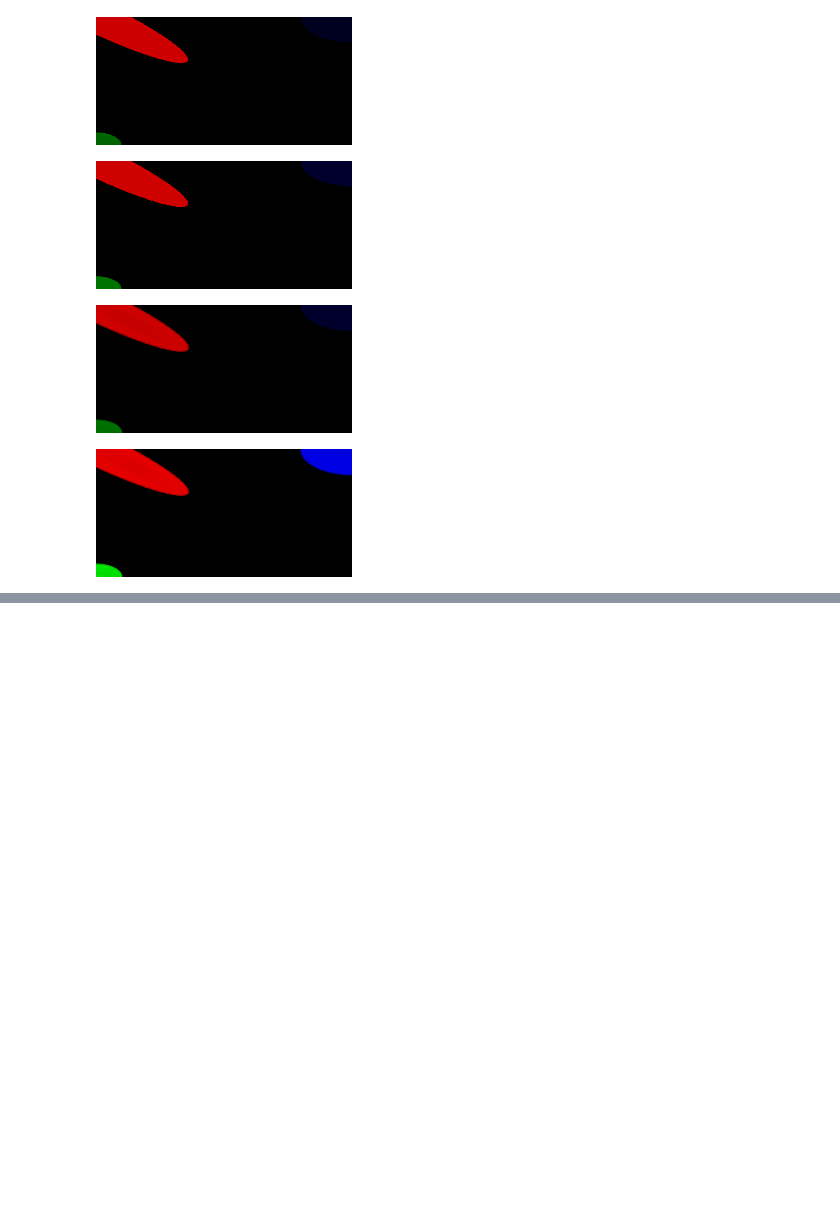
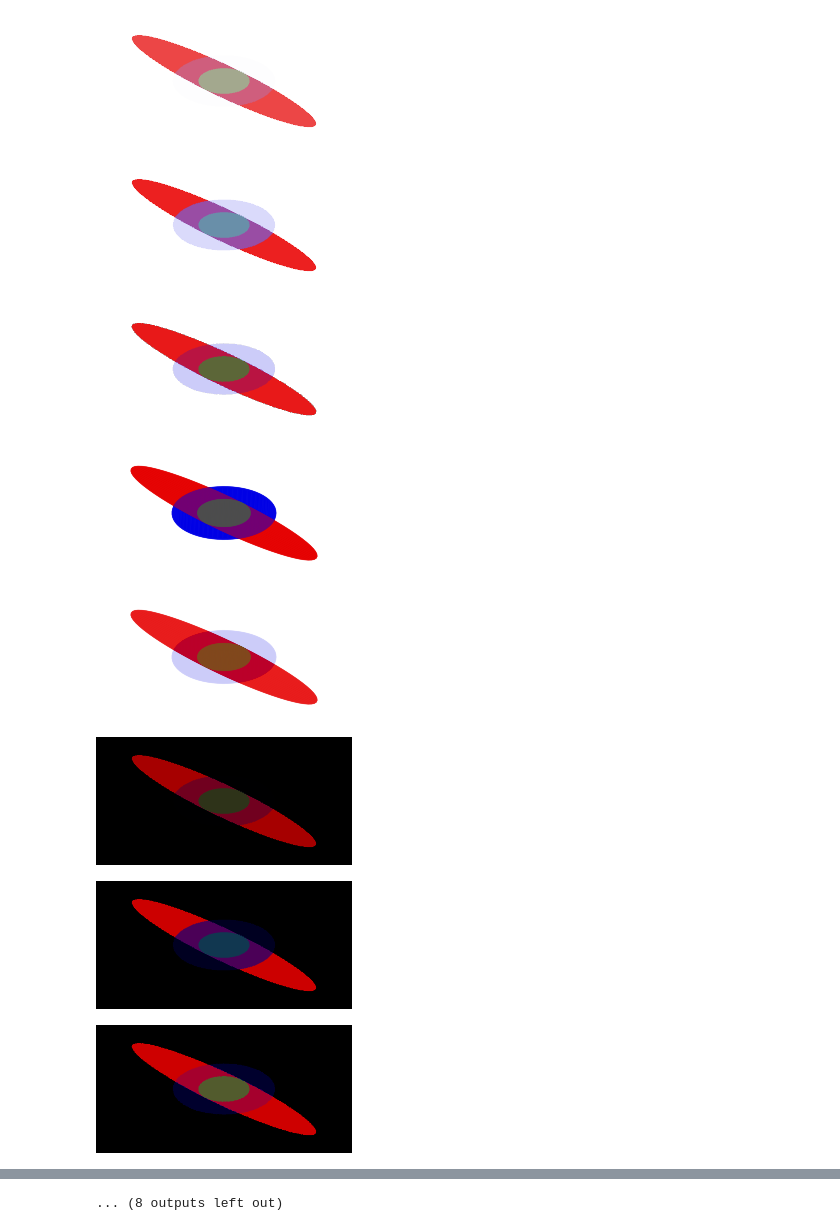
Before and after one commit to Antollo/lcmr-ext, a Jupyter notebook: notebooks/renderers.ipynb, the cells around one changed output, grey strips where cells are left out. Drawn from its saved outputs; the diff is of its cells as text; code cells hidden in the pictures; blank space fills up the shorter version.

```diff
--- a/notebooks/renderers.ipynb
+++ b/notebooks/renderers.ipynb
@@ -8,24 +8,40 @@ from lcmr.utils.presentation import display_img
 
 device = torch.device("cuda:0") if torch.cuda.is_available() else torch.device("cpu")
 # %%
-translation = torch.tensor([[0, 0], [0, 1], [1, 0]], dtype=torch.float32)[None, None, ...]
+translation = torch.tensor([[0.5, 0.501], [0.5, 0.5], [0.5, 0.5]], dtype=torch.float32)[None, None, ...]
 color = torch.tensor([[0.9, 0, 0], [0, 0.9, 0], [0, 0, 0.9]], dtype=torch.float32)[None, None, ...]
 scale = torch.tensor([[0.1, 0.5], [0.1, 0.1], [0.2, 0.2]])[None, None, ...]
 confidence = torch.tensor([[0.9], [0.5], [0.2]])[None, None, ...]
 angle = torch.tensor([[-np.pi / 4], [0], [0]], dtype=torch.float32)[None, None, ...]
-example_scene = Scene.from_tensors(translation=translation, scale=scale, color=color, confidence=confidence, angle=angle)
+example_scene1 = Scene.from_tensors(translation=translation, scale=scale, color=color, confidence=confidence, angle=angle)
+
+translation = torch.tensor([[0, 0], [0, 1], [1, 0]], dtype=torch.float32)[None, None, ...]
+example_scene2 = Scene.from_tensors(translation=translation, scale=scale, color=color, confidence=confidence, angle=angle)
 # %%
-renderer = OpenGLRenderer2D((128, 256), background_color=torch.tensor([0.0, 0.0, 0.0, 1.0]), gamma_rgb=1.2, gamma_confidence=2.5)
-display_img(renderer.render(example_scene)[0])
+white = torch.tensor([1.0, 1.0, 1.0, 1.0])
+black = torch.tensor([0.0, 0.0, 0.0, 1.0])
 
-renderer = PyDiffVgRenderer2D((128, 256), background_color=torch.tensor([0.0, 0.0, 0.0, 1.0]), device=device)
-display_img(renderer.render(example_scene.to(renderer.device))[0])
+for example_scene in [example_scene1, example_scene2]:
+    for background_color in [white, black]:
 
-renderer = PyTorch3DRenderer2D((128, 256), background_color=torch.tensor([0.0, 0.0, 0.0, 1.0]), device=device)
-display_img(renderer.render(example_scene.to(renderer.device))[0])
-display_img(renderer.render(example_scene.to(renderer.device), with_alpha=False)[0])
+        renderer = OpenGLRenderer2D((128, 256), background_color=background_color, gamma_rgb=1.0, gamma_confidence=1.0)
+        display_img(renderer.render(example_scene)[0])
+
+        renderer = OpenGLRenderer2D((128, 256), background_color=background_color)
+        display_img(renderer.render(example_scene)[0])
+
+        renderer = PyDiffVgRenderer2D((128, 256), background_color=background_color, device=device)
+        display_img(renderer.render(example_scene.to(renderer.device))[0])
+
+        renderer = PyTorch3DRenderer2D((128, 256), background_color=background_color, device=device)
+        display_img(renderer.render(example_scene.to(renderer.device), with_alpha=False)[0])
+        display_img(renderer.render(example_scene.to(renderer.device))[0])
 # %% [output]
-[figure, old version]
+[figure, new version]
-[figure, old version]
+[figure, new version]
-[figure, old version]
+[figure, new version]
-[figure, old version]
+[figure, new version]
+[figure, added]
+[figure, added]
+[figure, added]
+[figure, added]
@@ -31,0 +52 @@ display_img(renderer.render(example_scene.to(renderer.device), with_alpha=False)
+... (8 outputs left out)
```
Also changed, not shown: parts of 1 cell of this notebook, 4 other files.
